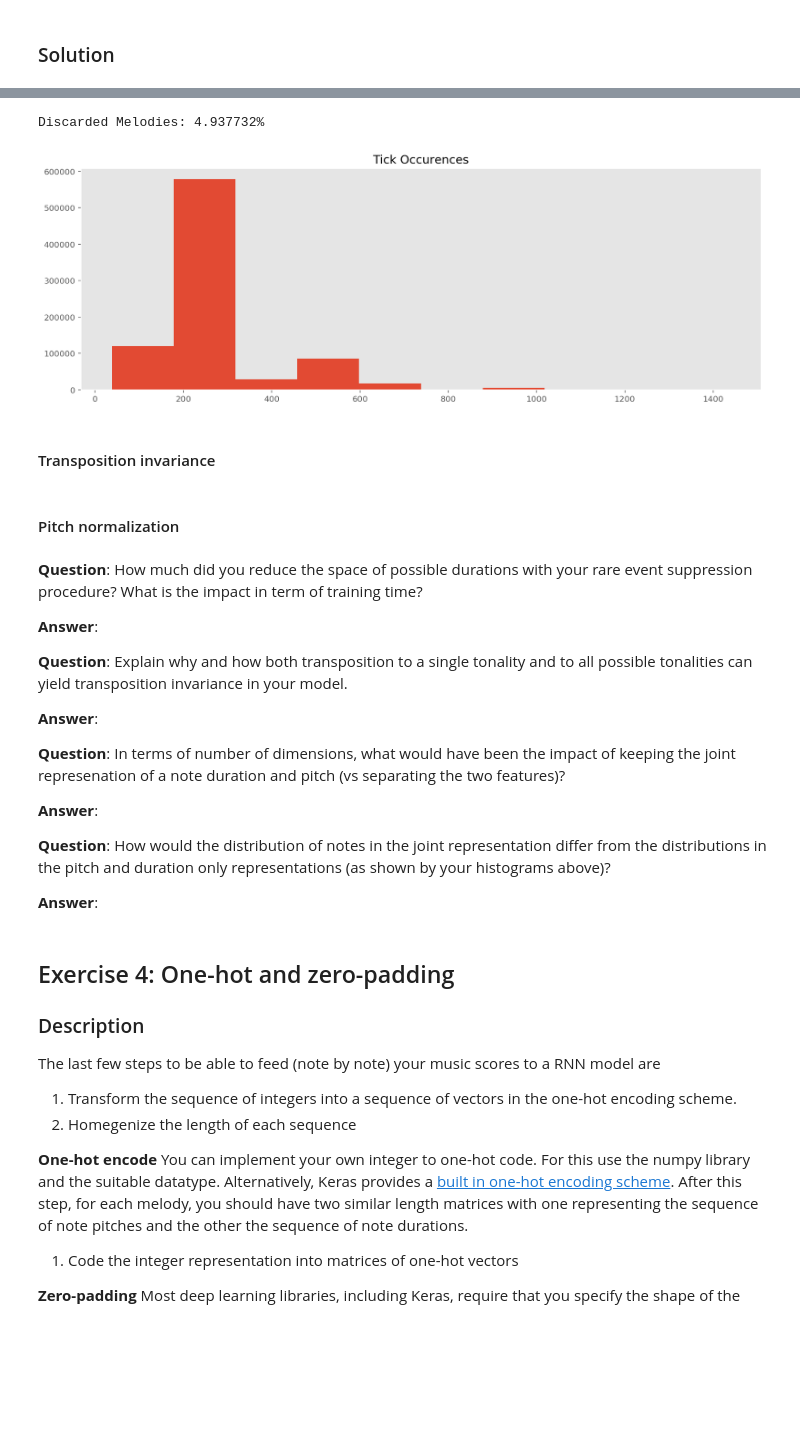
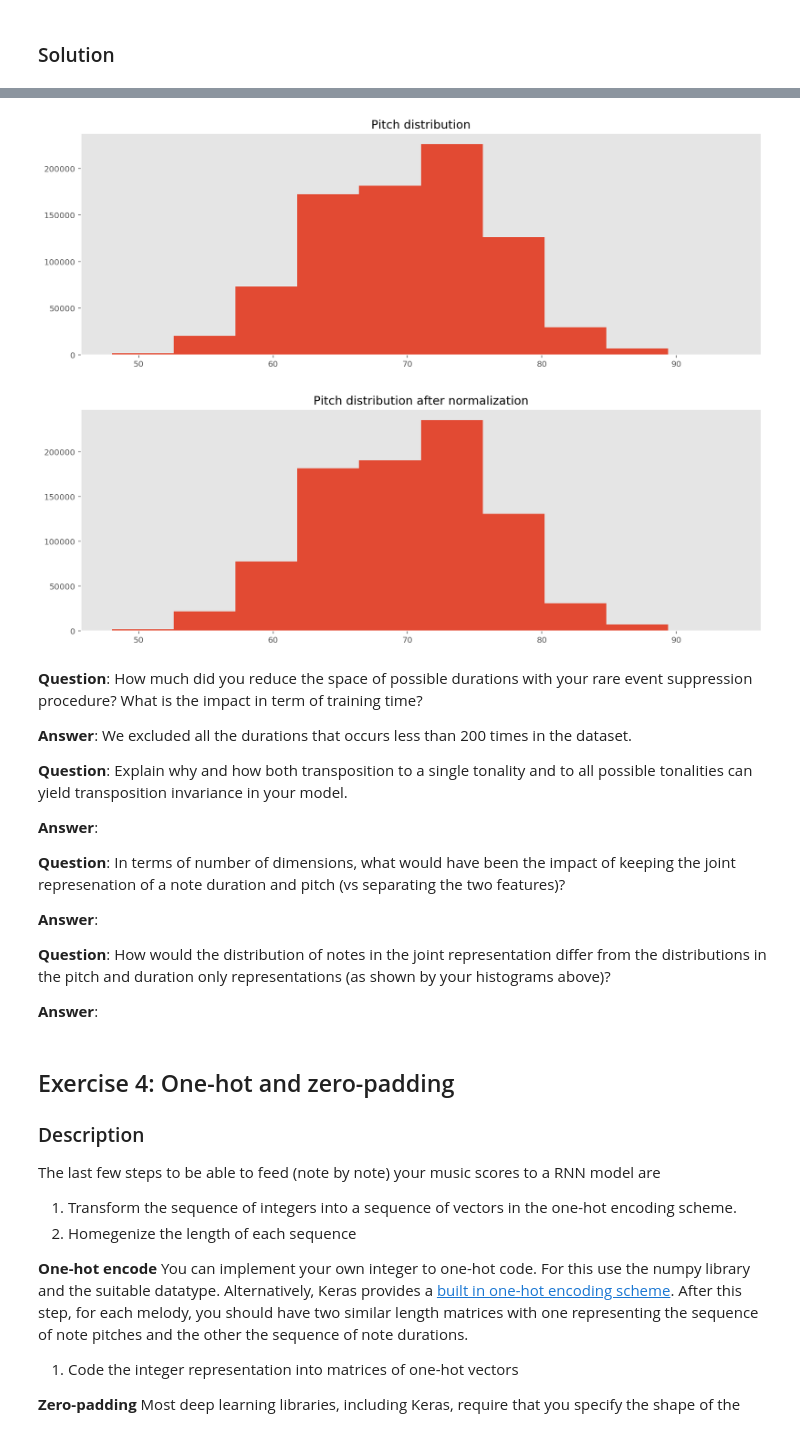
Before and after one commit to Kinchul/ann_projects, a Jupyter notebook: miniproject2/miniproject2.ipynb, the cells around one changed output, grey strips where cells are left out. Drawn from its saved outputs; the diff is of its cells as text; code cells hidden in the pictures; blank space fills up the shorter version.

```diff
--- a/miniproject2/miniproject2.ipynb
+++ b/miniproject2/miniproject2.ipynb
@@ -508,42 +562,8 @@ We see on the histogram that most of the durations are between 0 and 750 ticks a
-# %%
-threshold = 200
-
-# create a copy of dataset, to keep the original one untouched
-new_dataset = dict(dataset)
-
-# make list with all ticks occruring less times than *threshold*:
-# first, we need to count tick occurences
-tick_count = {}
-for t in tick_list:
-    if t in tick_count.keys():
-        tick_count[t] = tick_count[t]+1
-    else:
-        tick_count[t] = 1;
-# make the list
-rare_event = [t for t in tick_count.keys() if tick_count[t] < threshold]
-
-# remove each melody that have one of the duration in *rare_event*
-for label in list(new_dataset.keys()):
-    for t in new_dataset[label]['T']:
-        if t in rare_event:
-            del new_dataset[label]
-            break
-
-# compare dataset length with original one
-print("Discarded Melodies: %f%%"%((len(dataset)-len(new_dataset))/len(dataset)*100))
-# %% [output]
-Discarded Melodies: 4.937732%
-# %%
-new_tick_list = []
-for label in list(new_dataset.keys()):
-    new_tick_list.extend(dataset[label]['T'])
-
-plt.figure(figsize=(15, 5))
-plt.hist([x for x in new_tick_list]);
-plt.title("Tick Occurences");
-# %% [output]
-[figure, removed]
-# %% [markdown]
-#### Transposition invariance
-# %% [markdown]
-#### Pitch normalization
+# %%
+# plot histogram
+pitch_list = []
+for label in list(new_dataset.keys()):
+    pitch_list.extend(dataset[label]['P'])
+plot_histogram(pitch_list, "Pitch distribution")
+# %% [output]
+[figure, added]
@@ -549,0 +573,8 @@ plt.title("Tick Occurences");
+# %%
+# plot histogram
+pitch_list = []
+for label in list(new_dataset.keys()):
+    pitch_list.extend(dataset[label]['P'])
+plot_histogram(pitch_list, "Pitch distribution after normalization")
+# %% [output]
+[figure, added]
@@ -550,7 +585,7 @@ plt.title("Tick Occurences");
 # %% [markdown]
 **Question**: How much did you reduce the space of possible durations with your rare event suppression procedure? What is the impact in term of training time?
 
-**Answer**:
+**Answer**: We excluded all the durations that occurs less than 200 times in the dataset.
 
 **Question**: Explain why and how both transposition to a single tonality and to all possible tonalities can yield transposition invariance in your model.
 
```
Also changed, not shown: parts of 30 cells of this notebook, 2 other files.
